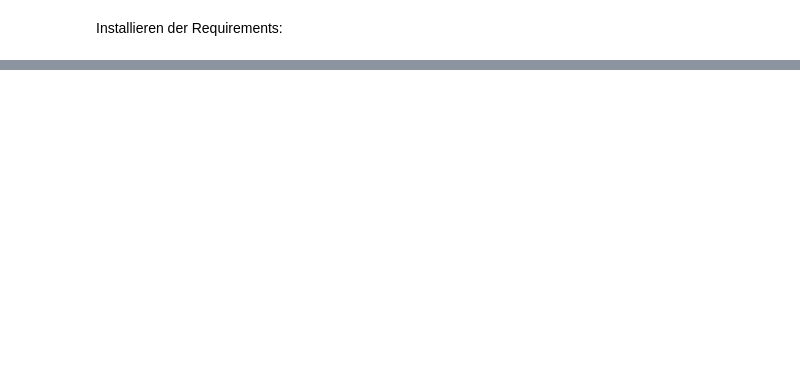
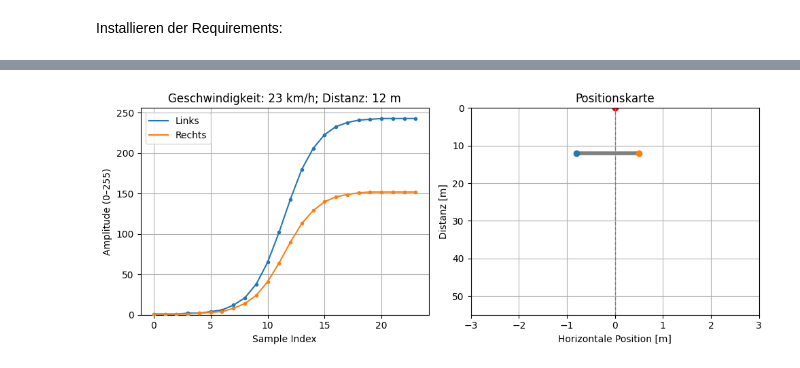
Before and after one commit to Fahradar/waveform, a Jupyter notebook: waveform_visualization.ipynb, the cells around one changed output, grey strips where cells are left out. Saved outputs shown, nothing was run; the diff lists cells and outputs as text; code cells hidden in the pictures; blank space fills up the shorter version.

```diff
--- a/waveform_visualization.ipynb
+++ b/waveform_visualization.ipynb
@@ -145,0 +165,2 @@ plot_waveform_and_map(x=[-0.2, 0.4], y=40.5, speed=55.3, label="Große Distanz,
+# %%
+x=[-0.8, 0.5]
@@ -145,0 +178,2 @@ plot_waveform_and_map(x=[-0.2, 0.4], y=40.5, speed=55.3, label="Große Distanz,
+# %%
+y=12
@@ -145,0 +190,6 @@ plot_waveform_and_map(x=[-0.2, 0.4], y=40.5, speed=55.3, label="Große Distanz,
+# %%
+speed=23
+# %%
+plot_waveform_and_map(x, y, speed)
+# %% [output]
+[figure, added]
```
Also changed, not shown: parts of 7 cells of this notebook.
